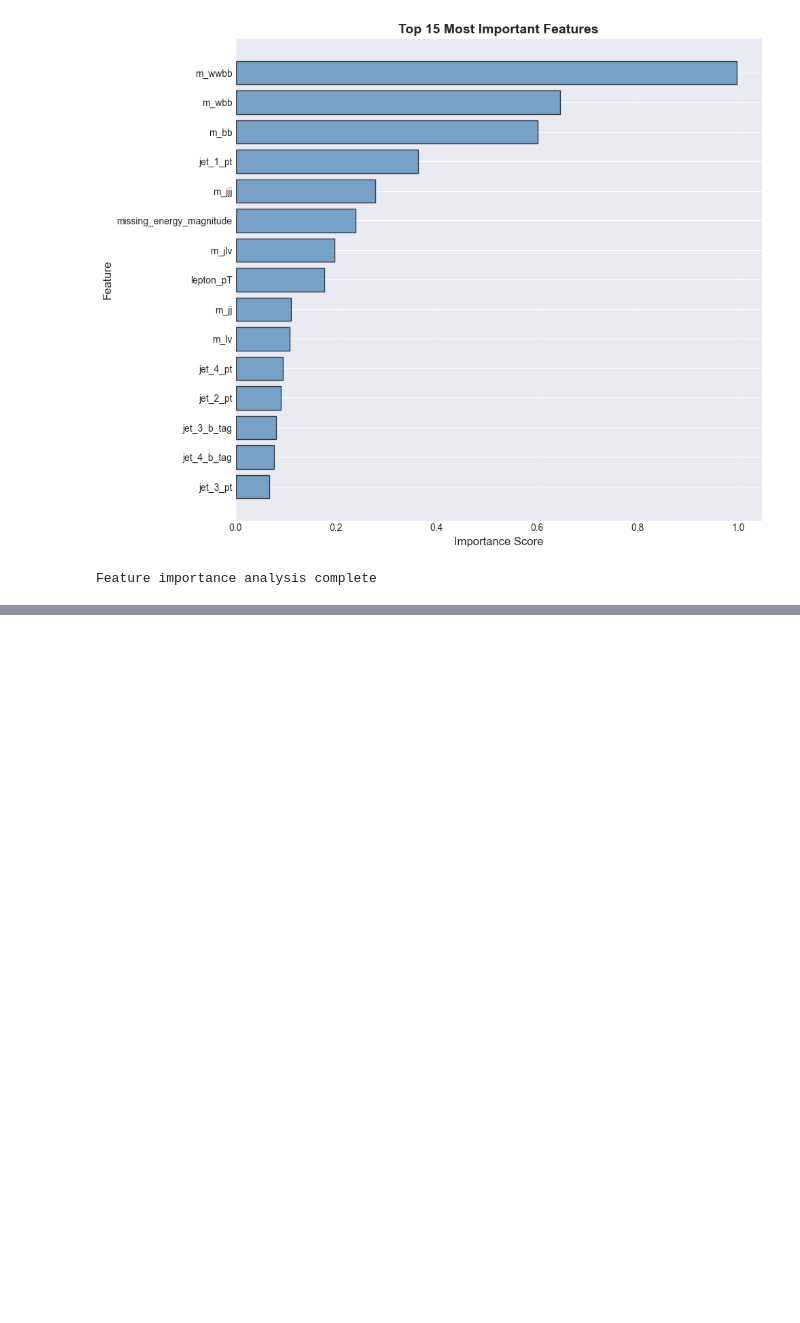
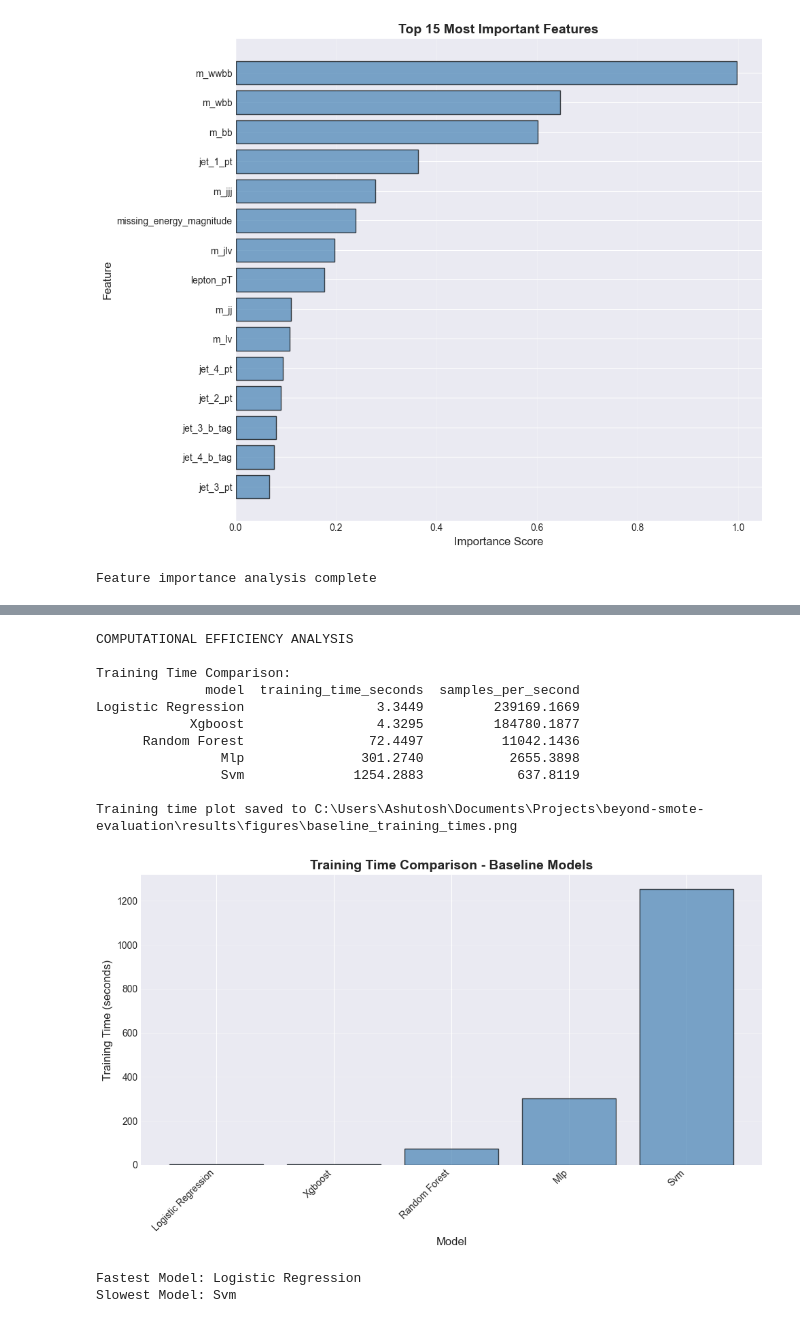
Before and after one commit to ashu-tagore/beyond_smote_evaluation, a Jupyter notebook: notebooks/02_Baseline_Models.ipynb, the cells around one changed output, grey strips where cells are left out. Cells and saved outputs as stored; diff of their text form; code cells hidden in the pictures; blank space fills up the shorter version.

Commit message:
feat: Compared model performance, stability and computational efficiency

```diff
--- a/notebooks/02_Baseline_Models.ipynb
+++ b/notebooks/02_Baseline_Models.ipynb
@@ -826,0 +1113,58 @@ Feature importance analysis complete
+# %%
+# Cell 17: Training Time Analysis
+# Comparing computational efficiency of models
+
+print("COMPUTATIONAL EFFICIENCY ANALYSIS")
+
+# Creating training time summary
+time_data = []
+for model_name, results in baseline_results.items():
+    time_data.append({
+        'model': model_name.replace('_', ' ').title(),
+        'training_time_seconds': results['training_time'],
+        'samples_per_second': len(X_train) / results['training_time']
+    })
+
+time_df = pd.DataFrame(time_data).sort_values('training_time_seconds')
+
+print("\nTraining Time Comparison:")
+print(time_df.to_string(index=False))
+
+# Visualizing training times
+plt.figure(figsize=(10, 6))
+plt.bar(time_df['model'], time_df['training_time_seconds'],
+        color='steelblue', alpha=0.7, edgecolor='black')
+plt.xlabel('Model', fontsize=12)
+plt.ylabel('Training Time (seconds)', fontsize=12)
+plt.title('Training Time Comparison - Baseline Models',
+          fontsize=14, fontweight='bold')
+plt.xticks(rotation=45, ha='right')
+plt.grid(axis='y', alpha=0.3)
+plt.tight_layout()
+
+# Saving
+time_path = FIGURE_OUTPUT / 'baseline_training_times.png'
+plt.savefig(time_path, dpi=DPI_VALUE, bbox_inches='tight')
+print(f"\nTraining time plot saved to {time_path}")
+
+plt.show()
+
+fastest_model = time_df.iloc[0]['model']
+slowest_model = time_df.iloc[-1]['model']
+print(f"\nFastest Model: {fastest_model}")
+print(f"Slowest Model: {slowest_model}")
+# %% [output]
+COMPUTATIONAL EFFICIENCY ANALYSIS
+
+Training Time Comparison:
+              model  training_time_seconds  samples_per_second
+Logistic Regression                 3.3449         239169.1669
+            Xgboost                 4.3295         184780.1877
+      Random Forest                72.4497          11042.1436
+                Mlp               301.2740           2655.3898
+                Svm              1254.2883            637.8119
+
+Training time plot saved to C:\Users\Ashutosh\Documents\Projects\beyond-smote-evaluation\results\figures\baseline_training_times.png
+[figure, added]
+Fastest Model: Logistic Regression
+Slowest Model: Svm
```
Also changed, not shown: parts of 3 cells of this notebook.
